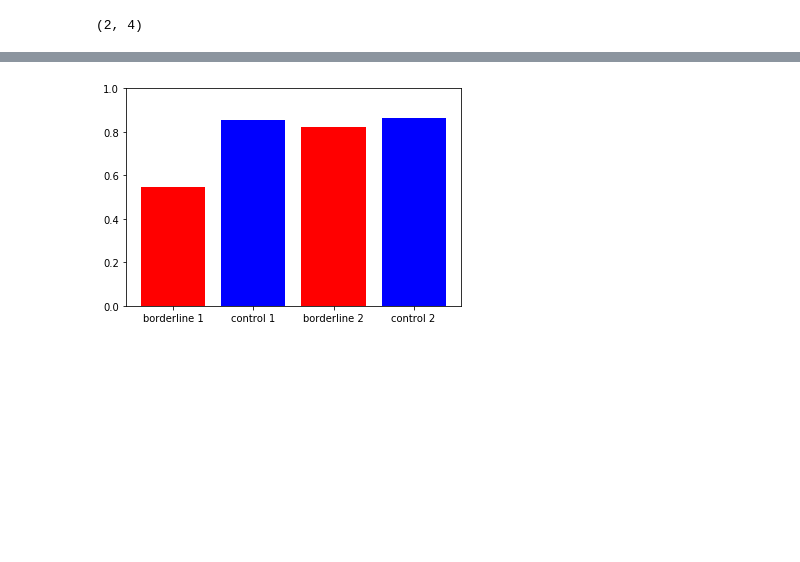
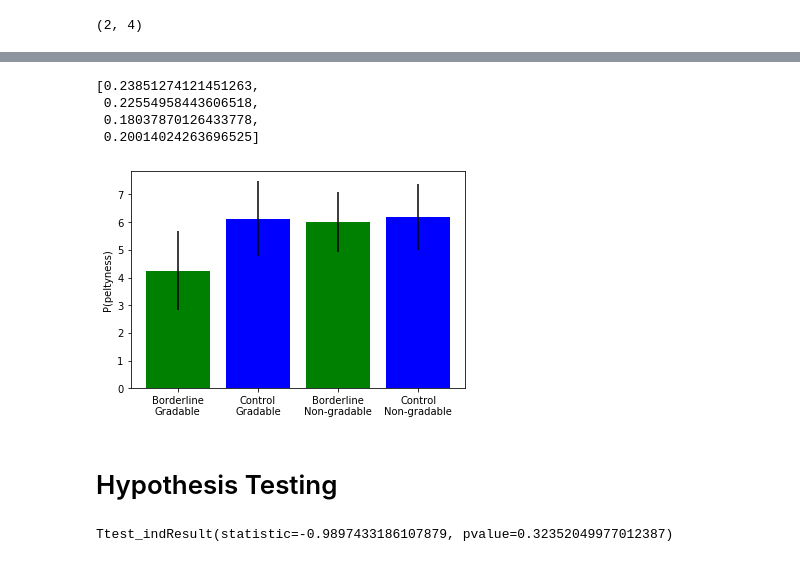
Before and after one commit to haparici/learning-adjectival-meaning, a Jupyter notebook: experimental_data_analysis.ipynb, the cells around one changed output, grey strips where cells are left out. Cells and saved outputs as stored; diff of their text form; code cells hidden in the pictures; blank space fills up the shorter version.

```diff
--- a/experimental_data_analysis.ipynb
+++ b/experimental_data_analysis.ipynb
@@ -11,12 +13,13 @@ import matplotlib.pyplot as plt
 FORMS_DIR = "data"
 dfs = []
 for file in os.listdir(FORMS_DIR):
-    print(file[:-17])
-    df = pd.read_excel(FORMS_DIR+"/"+file)
+    print(file)
+    df = pd.read_csv(FORMS_DIR+"/"+file)
     df = df.drop("Enter your Kerberos to be entered into the Amazon gift card drawing!",axis=1)
     df["pelty"]=df["Answer on a scale of 1-7, where 1 means you're certain it's not pelty and 7 means you're certain it's pelty. 4 means unsure."]
     df = df.drop("Answer on a scale of 1-7, where 1 means you're certain it's not pelty and 7 means you're certain it's pelty. 4 means unsure.",axis=1)
     df["Timestamp"]=pd.to_datetime(df["Timestamp"])
-    dfs.append((file[:-17],df))
+    df = df[:100]
+    dfs.append((file[:-4],df))
 dfs=sorted(dfs)
 # %% [output]
@@ -28,15 +50,33 @@ Version 1 (Borderline)
 fig,axs = plt.subplots(2,2,figsize=(8,8))
 tups = [(0,0),(0,1),(1,0),(1,1)]
 means = []
+probs = []
 stds = []
+prob_stds = []
+titles = ["Borderline Gradable", "Control Gradable", "Borderline Non-gradable", "Control Non-gradable"]
 for i in range(len(dfs)):
     name,df = dfs[i]
     x,y = tups[i]
-    axs[x,y].set_title(name)
-    axs[x,y].set_xlabel("Peltyness")
+    axs[x,y].set_title(titles[i])
+    axs[x,y].set_xlabel("Peltyness Confidence")
     axs[x,y].set_ylabel("Frequency")
-    axs[x,y].hist(df["pelty"],bins=7)
+    axs[x,y].set_xticks([1,2,3,4,5,6,7])
+
+    freqs = dict(df["pelty"].value_counts())
+    print(freqs)
+    freq_vals = []
+    for i in range(7):
+        if i+1 in freqs:
+            freq_vals.append(freqs[i+1])
+        else:
+            freq_vals.append(0)
+    axs[x,y].bar(np.arange(1,8),freq_vals)
+
     means.append(df["pelty"].describe()['mean'])
     stds.append(df["pelty"].describe()["std"])
+    probs.append(((df["pelty"]-1)/6).describe()['mean'])
+    prob_stds.append(((df["pelty"]-1)/6).describe()["std"])
+plt.tight_layout()
+plt.savefig("imgs/experimental_graphs.png")
 plt.show()
 # %% [output]
@@ -63,11 +313,27 @@ yerr.shape
+# %%
+prob_stds
+# %% [output]
+[0.23851274121451263,
+ 0.22554958443606518,
+ 0.18037870126433778,
+ 0.20014024263696525]
 # %%
-plt.bar(['borderline 1','control 1','borderline 2','control 2'],probs,color=['r','b','r','b'])
-plt.ylim(0,1)
+plt.bar(['Borderline\nGradable','Control\nGradable','Borderline\nNon-gradable','Control\nNon-gradable'],means,color=['g','b','g','b'],yerr=[s for s in stds])
+# plt.ylim(0,1)
+plt.ylabel("P(peltyness)")
+# plt.errorbar(1,0.54,0.4)
 # add error bars
 # statisical significant
 # 1 star = .05, 2 star = .01, 3 star = .001
+plt.savefig("imgs/average_exp.png")
 plt.show()
 # %% [output]
-[figure, old version]
+[figure, new version]
 # %%
 # plot model outputs
+# %% [markdown]
+# Hypothesis Testing
+# %%
+ttest_ind(dfs[2][1]['pelty'],dfs[3][1]['pelty'],equal_var=False)
+# %% [output]
+Ttest_indResult(statistic=-0.9897433186107879, pvalue=0.32352049977012387)
```
Also changed, not shown: parts of 36 cells of this notebook, 19 other files.
